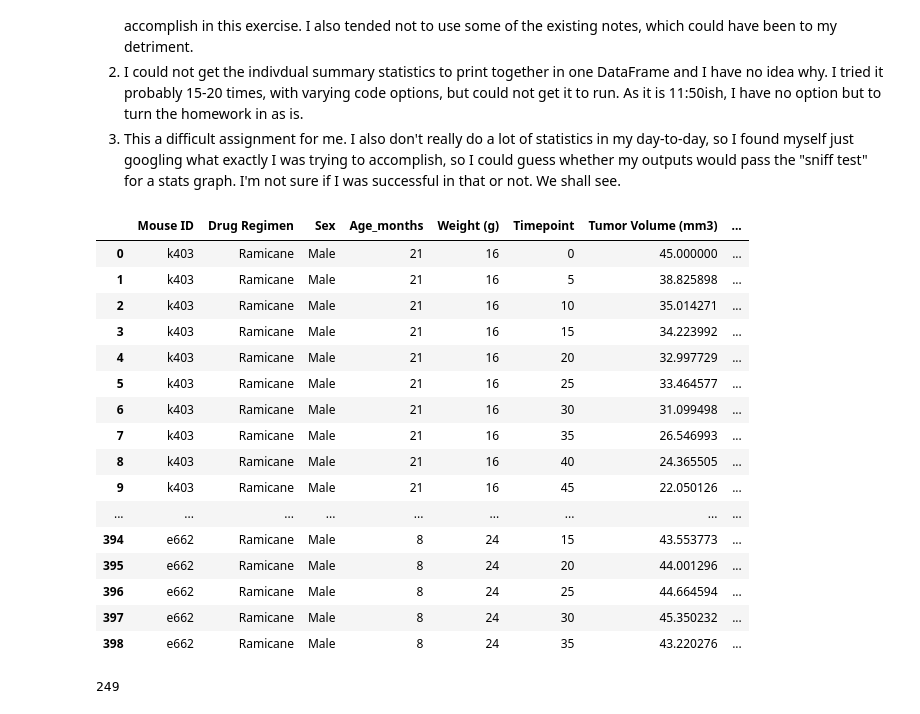
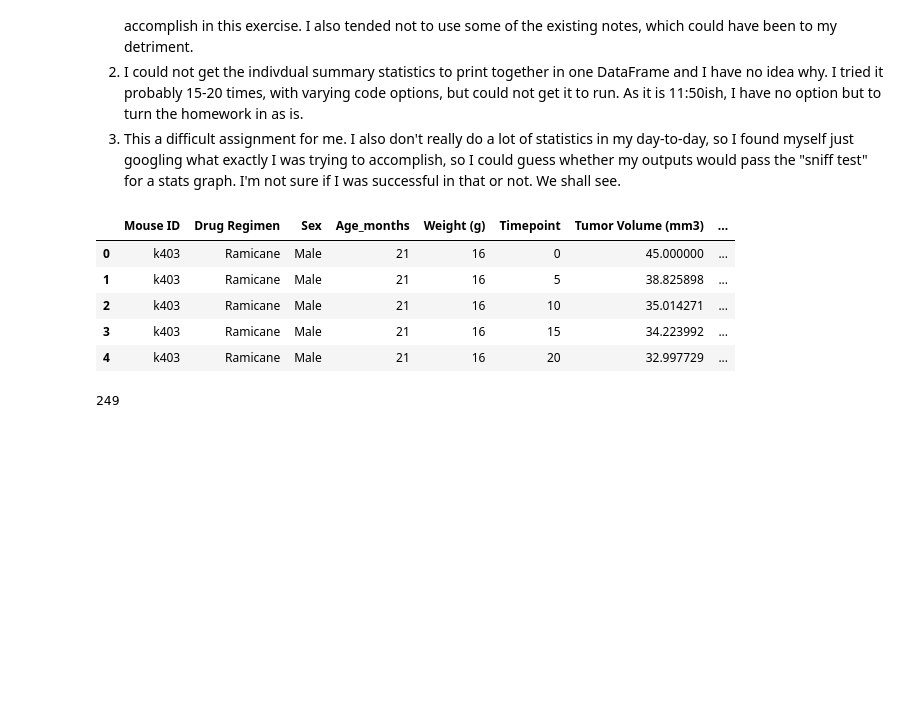
Before and after one commit to andyob715/Matplotlib-challenge, a Jupyter notebook: 05-Matplotlib/Instructions/Pymaceuticals/pymaceuticals_starter.ipynb, the cells around one changed output. Cells and saved outputs as stored; diff of their text form; code cells hidden in the pictures; blank space fills up the shorter version.

```diff
--- a/05-Matplotlib/Instructions/Pymaceuticals/pymaceuticals_starter.ipynb
+++ b/05-Matplotlib/Instructions/Pymaceuticals/pymaceuticals_starter.ipynb
@@ -16,40 +16,29 @@
 # %%
 # Dependencies and Setup
 import matplotlib.pyplot as plt
 import pandas as pd
 import scipy.stats as st
 import numpy as np
 from scipy.stats import linregress
 # Study data files
 mouse_metadata_path = "data/Mouse_metadata.csv"
 study_results_path = "data/Study_results.csv"
 
 # Read the mouse data and the study results
 mouse_metadata = pd.read_csv(mouse_metadata_path)
 study_results = pd.read_csv(study_results_path)
 
 # Combine the data into a single dataset
 combined_df = pd.merge(mouse_metadata,study_results,on="Mouse ID")
 # Display the data table for preview
-combined_df
+combined_df.head()
 # %% [output]
 |  | Mouse ID | Drug Regimen | Sex | Age_months | Weight (g) | Timepoint | Tumor Volume (mm3) | ... |
 | 0 | k403 | Ramicane | Male | 21 | 16 | 0 | 45.000000 | ... |
 | 1 | k403 | Ramicane | Male | 21 | 16 | 5 | 38.825898 | ... |
 | 2 | k403 | Ramicane | Male | 21 | 16 | 10 | 35.014271 | ... |
 | 3 | k403 | Ramicane | Male | 21 | 16 | 15 | 34.223992 | ... |
 | 4 | k403 | Ramicane | Male | 21 | 16 | 20 | 32.997729 | ... |
-| 5 | k403 | Ramicane | Male | 21 | 16 | 25 | 33.464577 | ... |
-| 6 | k403 | Ramicane | Male | 21 | 16 | 30 | 31.099498 | ... |
-| 7 | k403 | Ramicane | Male | 21 | 16 | 35 | 26.546993 | ... |
-| 8 | k403 | Ramicane | Male | 21 | 16 | 40 | 24.365505 | ... |
-| 9 | k403 | Ramicane | Male | 21 | 16 | 45 | 22.050126 | ... |
-| ... | ... | ... | ... | ... | ... | ... | ... | ... |
-| 394 | e662 | Ramicane | Male | 8 | 24 | 15 | 43.553773 | ... |
-| 395 | e662 | Ramicane | Male | 8 | 24 | 20 | 44.001296 | ... |
-| 396 | e662 | Ramicane | Male | 8 | 24 | 25 | 44.664594 | ... |
-| 397 | e662 | Ramicane | Male | 8 | 24 | 30 | 45.350232 | ... |
-| 398 | e662 | Ramicane | Male | 8 | 24 | 35 | 43.220276 | ... |
 # %%
 # Checking the number of mice.
 unique_mice = combined_df["Mouse ID"].nunique()
```
